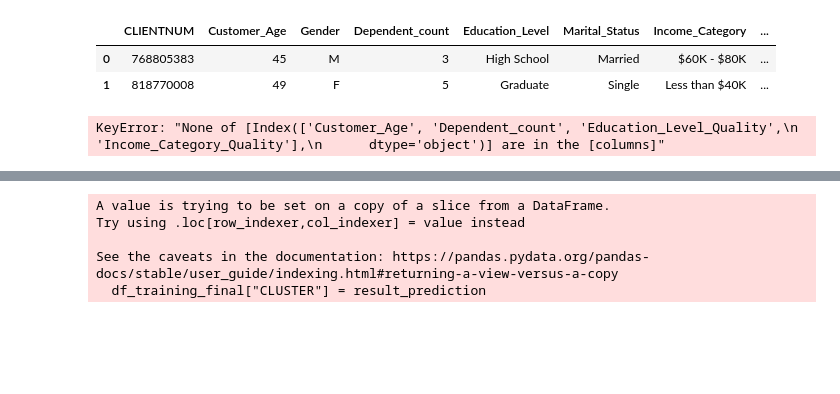
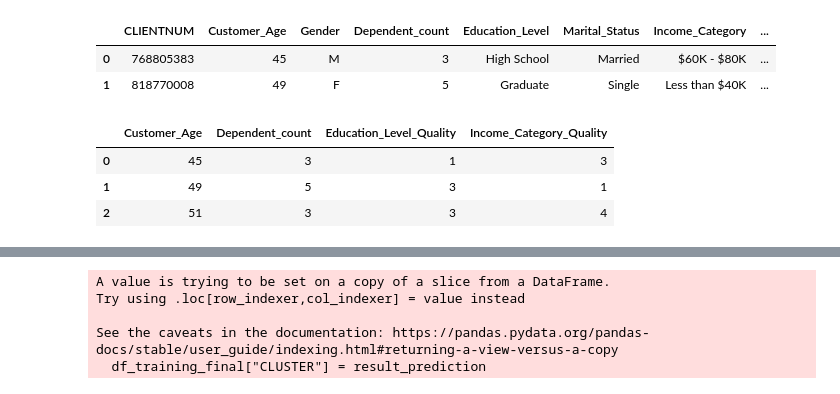
Before and after one commit to eliezerraj/sagemaker-customer-classification, a Jupyter notebook: 00-data-exploration.ipynb, the cells around one changed output, grey strips where cells are left out. Drawn from its saved outputs; the diff is of its cells as text; code cells hidden in the pictures; blank space fills up the shorter version.

```diff
--- a/00-data-exploration.ipynb
+++ b/00-data-exploration.ipynb
@@ -53,10 +53,16 @@ df_customer.head(2)
 from sklearn.cluster import KMeans
 from sklearn.preprocessing import StandardScaler
 # %%
-df_training = df_customer[['Customer_Age','Dependent_count','Education_Level_Quality','Income_Category_Quality']]
-df_training
+df_training = df_customer[['Customer_Age',
+                           'Dependent_count',
+                           'Education_Level_Quality',
+                           'Income_Category_Quality']]
+df_training.head(3)
 # %% [output]
-KeyError: "None of [Index(['Customer_Age', 'Dependent_count', 'Education_Level_Quality',\n       'Income_Category_Quality'],\n      dtype='object')] are in the [columns]"
+|  | Customer_Age | Dependent_count | Education_Level_Quality | Income_Category_Quality |
+| 0 | 45 | 3 | 1 | 3 |
+| 1 | 49 | 5 | 3 | 1 |
+| 2 | 51 | 3 | 3 | 4 |
 # %%
 ##Fitting kmeans to the dataset with k=3
 scaler = StandardScaler()
```
Also changed, not shown: parts of 4 cells of this notebook, 4 other files.
